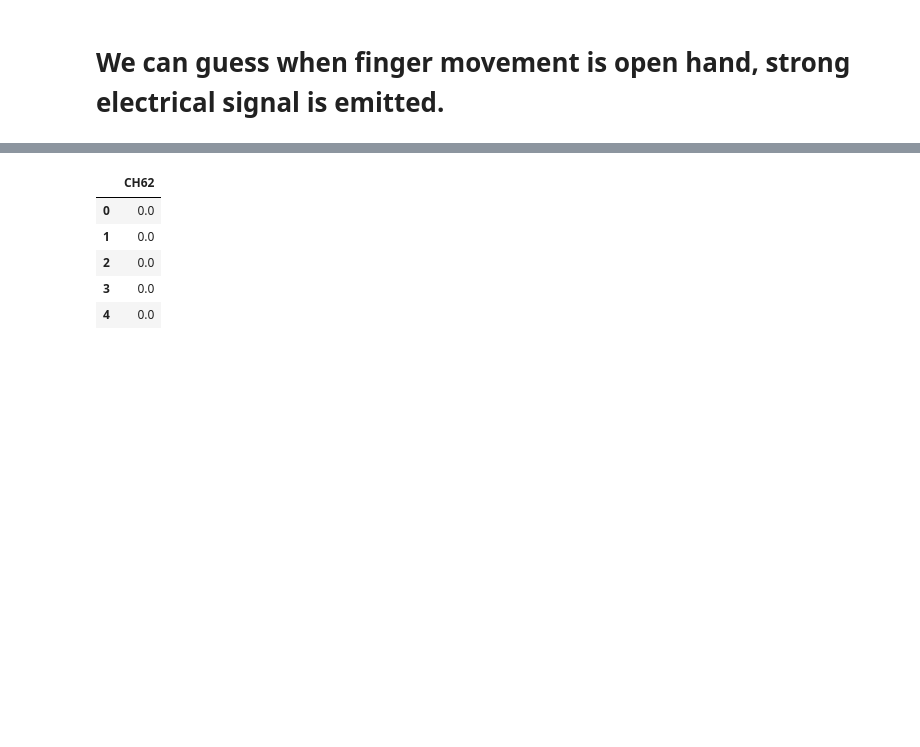
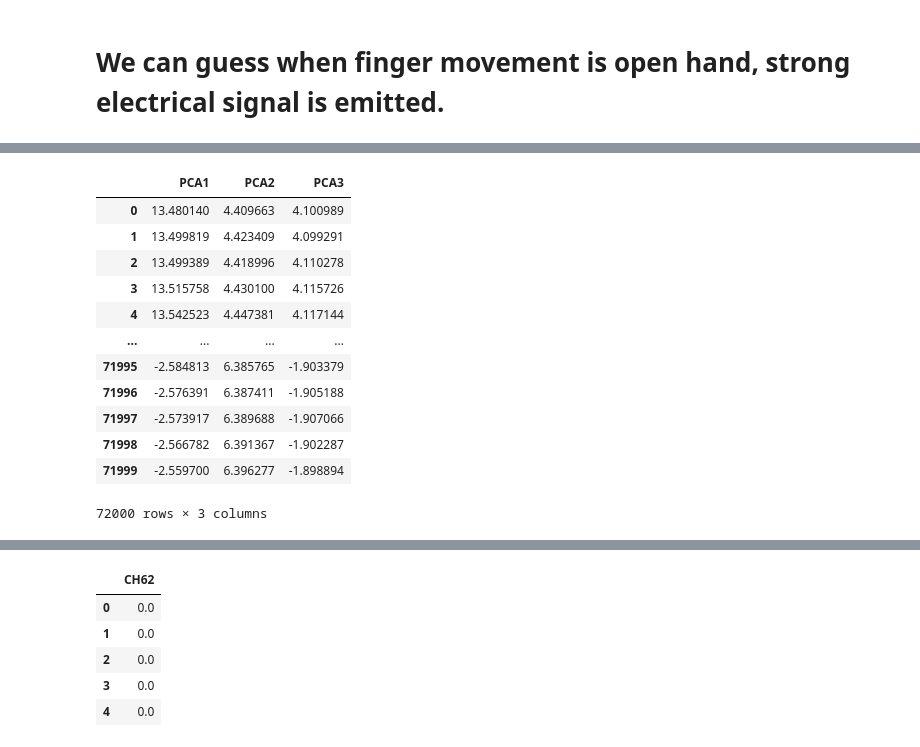
Before and after one commit to castlebin12/BCI2021_Spring_Ecog_team29, a Jupyter notebook: woobean/model.ipynb, the cells around one changed output, grey strips where cells are left out. Drawn from its saved outputs; the diff is of its cells as text; code cells hidden in the pictures; blank space fills up the shorter version.

```diff
--- a/woobean/model.ipynb
+++ b/woobean/model.ipynb
@@ -239,0 +220,16 @@ plt.show()
+# %%
+df_pca
+# %% [output]
+|  | PCA1 | PCA2 | PCA3 |
+| 0 | 13.480140 | 4.409663 | 4.100989 |
+| 1 | 13.499819 | 4.423409 | 4.099291 |
+| 2 | 13.499389 | 4.418996 | 4.110278 |
+| 3 | 13.515758 | 4.430100 | 4.115726 |
+| 4 | 13.542523 | 4.447381 | 4.117144 |
+| ... | ... | ... | ... |
+| 71995 | -2.584813 | 6.385765 | -1.903379 |
+| 71996 | -2.576391 | 6.387411 | -1.905188 |
+| 71997 | -2.573917 | 6.389688 | -1.907066 |
+| 71998 | -2.566782 | 6.391367 | -1.902287 |
+| 71999 | -2.559700 | 6.396277 | -1.898894 |
+72000 rows × 3 columns
```
Also changed, not shown: parts of 10 cells of this notebook.
